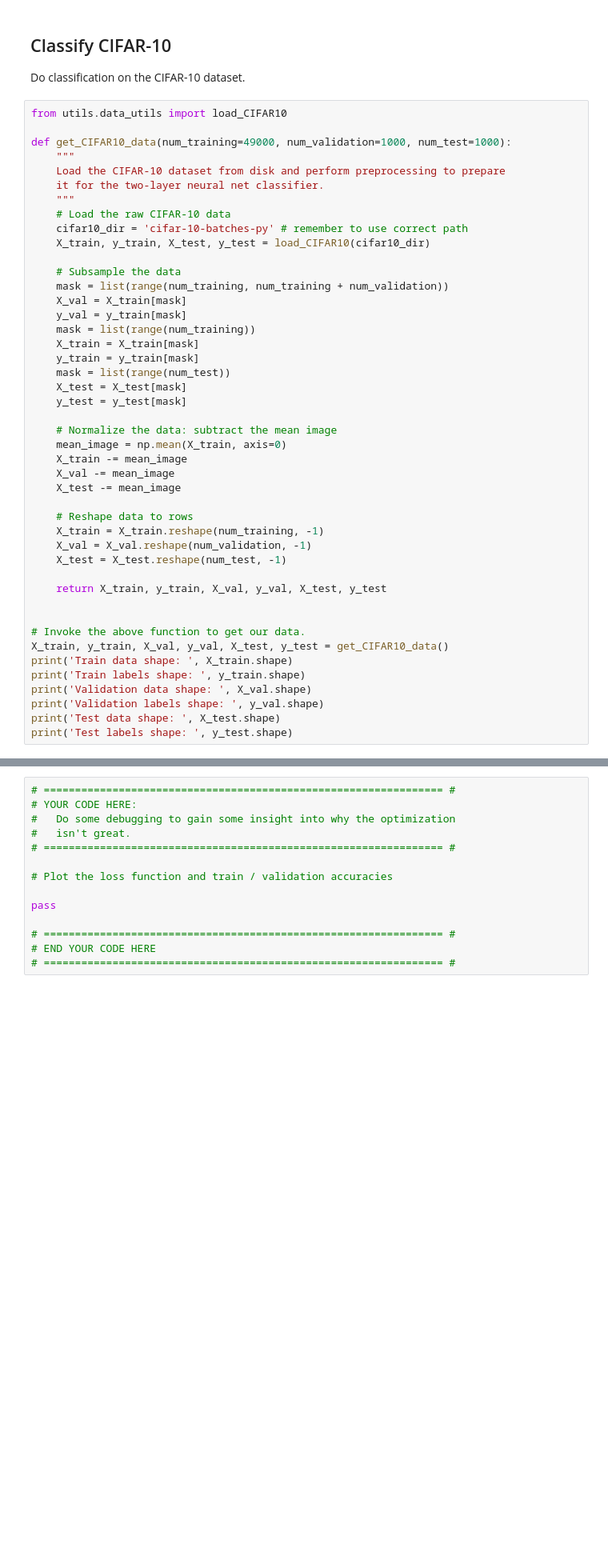
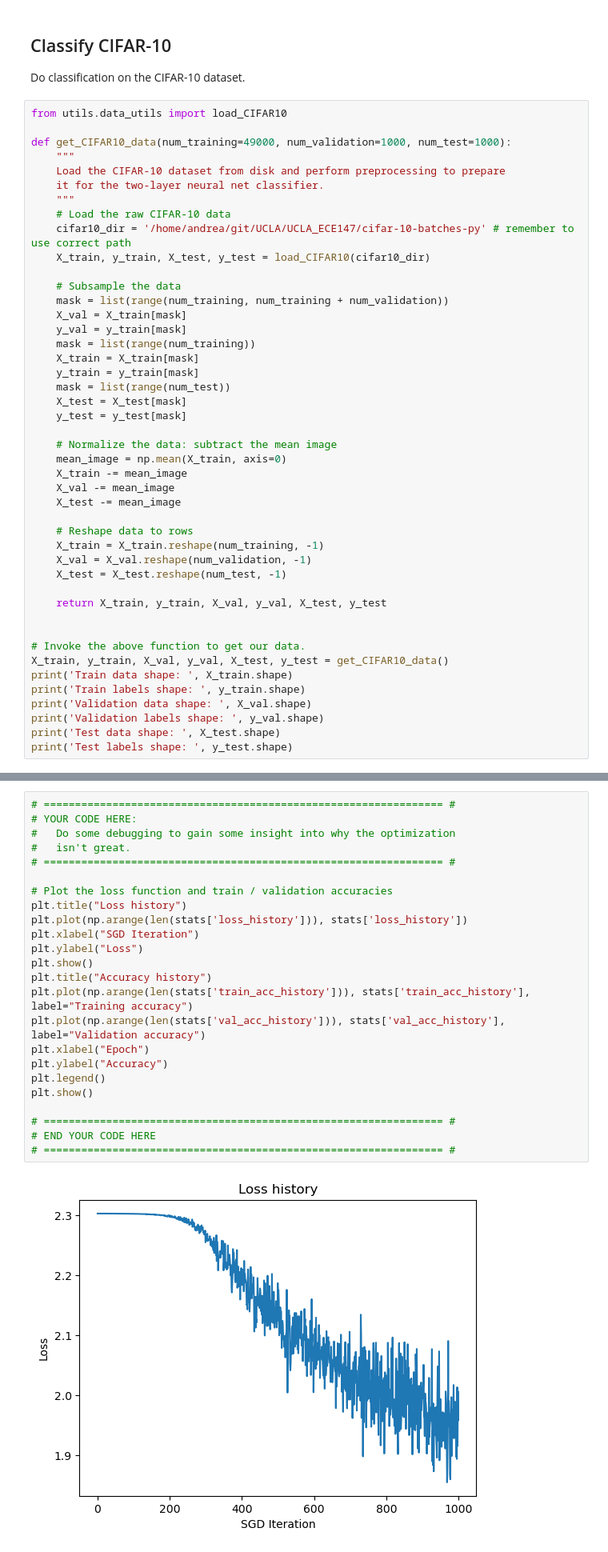
Before and after one commit to AndreaBaretta/Deep_Learning_and_Neural_Networks_ECE147, a Jupyter notebook: Homework3/two_layer_nn.ipynb, the cells around one changed output, grey strips where cells are left out. Shown at 80% size. Saved outputs shown, nothing was run; the diff lists cells and outputs as text; blank space fills up the shorter version.

```diff
--- a/Homework3/two_layer_nn.ipynb
+++ b/Homework3/two_layer_nn.ipynb
@@ -373,7 +376,7 @@ def get_CIFAR10_data(num_training=49000, num_validation=1000, num_test=1000):
     it for the two-layer neural net classifier.
     """
     # Load the raw CIFAR-10 data
-    cifar10_dir = 'cifar-10-batches-py' # remember to use correct path
+    cifar10_dir = '/home/andrea/git/UCLA/UCLA_ECE147/cifar-10-batches-py' # remember to use correct path
     X_train, y_train, X_test, y_test = load_CIFAR10(cifar10_dir)
 
     # Subsample the data
@@ -444,14 +468,26 @@ stats['train_acc_history']
 # %%
 # ================================================================ #
 # YOUR CODE HERE:
 #   Do some debugging to gain some insight into why the optimization
 #   isn't great.
 # ================================================================ #
 
 # Plot the loss function and train / validation accuracies
-
-pass
+plt.title("Loss history")
+plt.plot(np.arange(len(stats['loss_history'])), stats['loss_history'])
+plt.xlabel("SGD Iteration")
+plt.ylabel("Loss")
+plt.show()
+plt.title("Accuracy history")
+plt.plot(np.arange(len(stats['train_acc_history'])), stats['train_acc_history'], label="Training accuracy")
+plt.plot(np.arange(len(stats['val_acc_history'])), stats['val_acc_history'], label="Validation accuracy")
+plt.xlabel("Epoch")
+plt.ylabel("Accuracy")
+plt.legend()
+plt.show()
 
 # ================================================================ #
 # END YOUR CODE HERE
 # ================================================================ #
+# %% [output]
+[figure, added]
```
Also changed, not shown: parts of 14 cells of this notebook, 5 other files.
